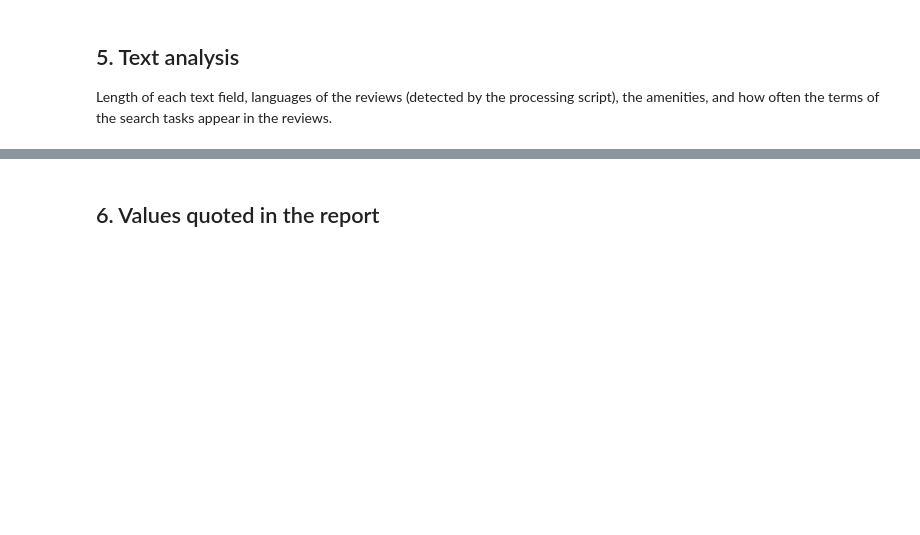
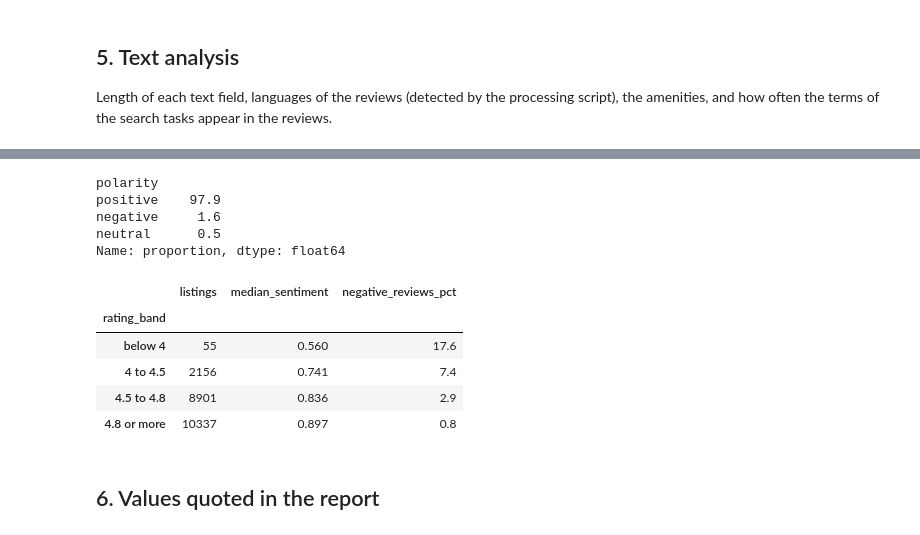
Before and after one commit to tomasestevess/PRI_projeto, a Jupyter notebook: analysis/notebooks/02_processed_eda.ipynb, the cells around one changed output, grey strips where cells are left out. Drawn from its saved outputs; the diff is of its cells as text; code cells hidden in the pictures; blank space fills up the shorter version.

```diff
--- a/analysis/notebooks/02_processed_eda.ipynb
+++ b/analysis/notebooks/02_processed_eda.ipynb
@@ -10,6 +10,7 @@ Every value quoted in Section 2.4 of the report (except the data quality subsect
 from pathlib import Path
 import json
 import os
+import sys
 
 os.environ.setdefault("MPLCONFIGDIR", str(Path.cwd() / ".matplotlib"))
 import numpy as np
@@ -31,8 +32,8 @@ CITIES = ["lisboa", "porto"]
 CITY_NAMES = {"lisboa": "Lisbon", "porto": "Porto"}
 # Terms of the prospective search tasks (Section 2.5 of the report), searched in the review text
 TASK_TERMS = {
-    "quiet": r"\bquiet", "noise or noisy": r"\bnois[ey]", "metro": r"\bmetro\b",
-    "check-in": r"\bcheck[- ]?in\b", "elevator or lift": r"\belevator|\blift\b", "dog": r"\bdogs?\b",
+    "quiet": r"\bquiet", "noise or noisy": r"\bnois[ey]",
+    "check-in": r"\bcheck[- ]?in\b", "elevator or lift": r"\belevator|\blift\b",
 }
 
 numbers = {}  # values quoted in the report, saved at the end
@@ -426,3 +581,53 @@ Name: reviews_pct, dtype: float64
+# %%
+import nltk
+from nltk.sentiment import SentimentIntensityAnalyzer
+
+nltk.download("vader_lexicon", quiet=True)
+MIN_ENGLISH_REVIEWS = 5
+
+sia = SentimentIntensityAnalyzer()
+english = reviews.loc[reviews["lang"].eq("en"), ["listing_id", "city", "comments"]]
+english["compound"] = [sia.polarity_scores(text)["compound"] for text in english["comments"]]
+english["polarity"] = np.select([english["compound"].ge(0.05), english["compound"].le(-0.05)],
+                                ["positive", "negative"], "neutral")
+polarity = (100 * english["polarity"].value_counts(normalize=True)).round(1)
+display(polarity)
+keep("english_reviews", len(english))
+for label, share in polarity.items():
+    keep(f"english_reviews_{label}_pct", share)
+
+per_listing = (english.assign(negative=english["polarity"].eq("negative"))
+               .groupby("listing_id").agg(english_reviews=("compound", "size"), sentiment=("compound", "mean"),
+                                          negative=("negative", "mean")))
+per_listing = per_listing[per_listing["english_reviews"].ge(MIN_ENGLISH_REVIEWS)].join(
+    listings.set_index("id")[["city", "review_scores_rating"]])
+keep("listings_with_sentiment", len(per_listing))
+keep("corr_sentiment_rating", round(per_listing[["sentiment", "review_scores_rating"]].corr("spearman").iloc[0, 1], 2))
+for city in CITIES:
+    df = per_listing[per_listing["city"].eq(city)]
+    keep(f"corr_sentiment_rating_{city}", round(df[["sentiment", "review_scores_rating"]].corr("spearman").iloc[0, 1], 2))
+
+per_listing["rating_band"] = pd.cut(per_listing["review_scores_rating"], [0, 4, 4.5, 4.8, 5.01], right=False,
+                                    labels=["below 4", "4 to 4.5", "4.5 to 4.8", "4.8 or more"])
+by_band = per_listing.groupby("rating_band", observed=True).agg(
+    listings=("sentiment", "size"), median_sentiment=("sentiment", "median"),
+    negative_reviews_pct=("negative", lambda s: round(100 * s.mean(), 1))).round(3)
+display(by_band)
+by_band.to_csv(TABLES / "sentiment_by_rating.csv")
+for band, row in by_band.iterrows():
+    keep(f"negative_reviews_pct_rating_{band}".replace(" ", "_"), row["negative_reviews_pct"])
+# %% [output]
+polarity
+positive    97.9
+negative     1.6
+neutral      0.5
+Name: proportion, dtype: float64
+|  | listings | median_sentiment | negative_reviews_pct |
+| rating_band |  |  |  |
+| below 4 | 55 | 0.560 | 17.6 |
+| 4 to 4.5 | 2156 | 0.741 | 7.4 |
+| 4.5 to 4.8 | 8901 | 0.836 | 2.9 |
+| 4.8 or more | 10337 | 0.897 | 0.8 |
 # %% [markdown]
 ## 6. Values quoted in the report
 # %%
```
Also changed, not shown: parts of 8 cells of this notebook, 8 other files.
